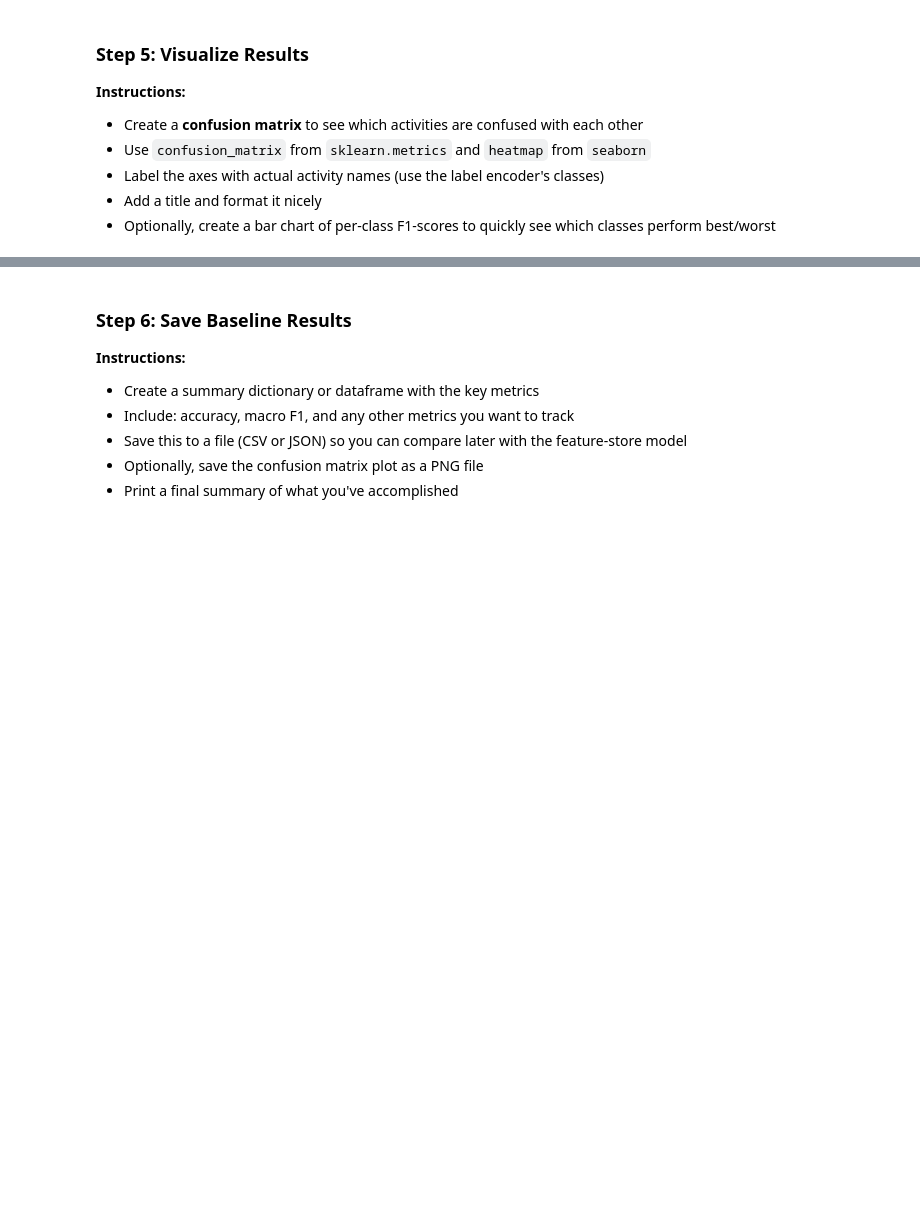
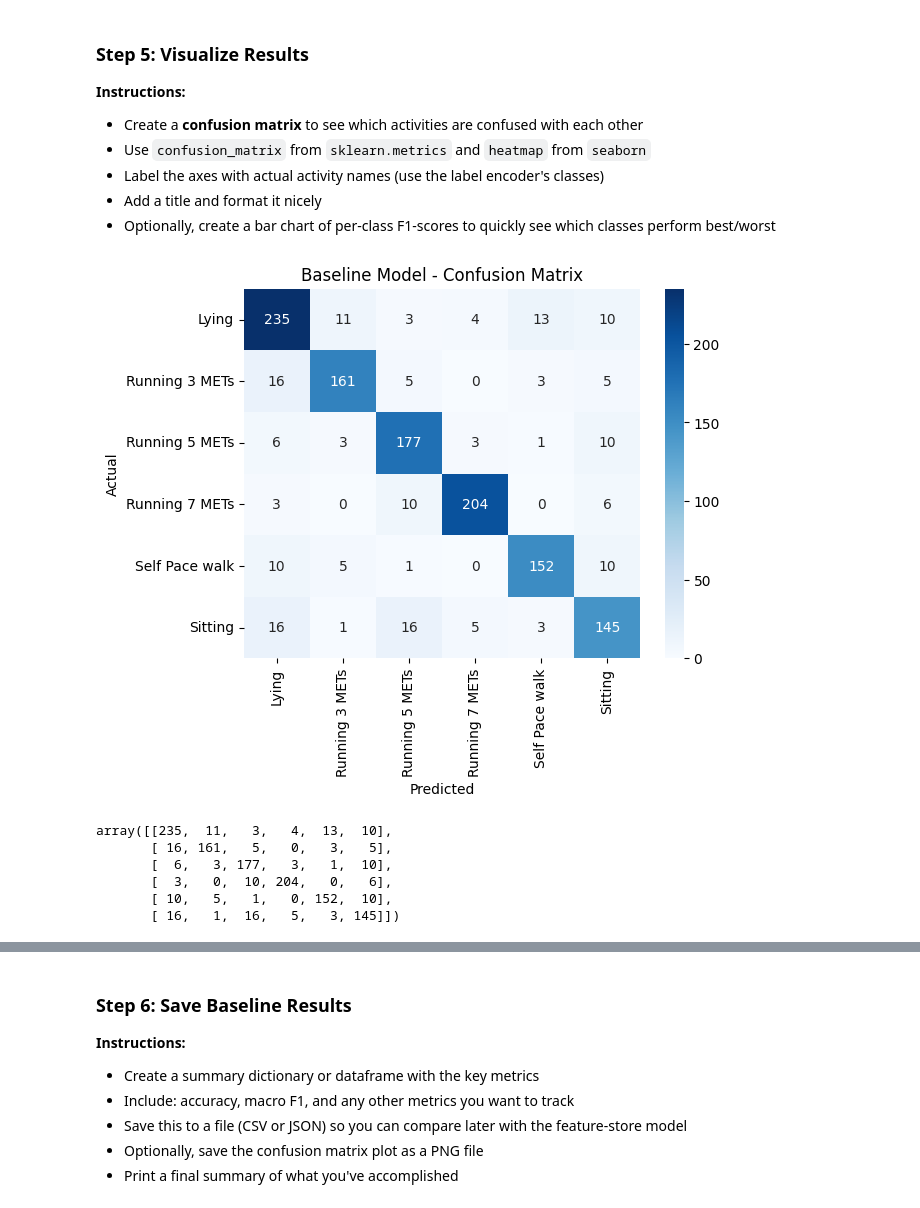
Before and after one commit to dzhang203/ml_ops_playground, a Jupyter notebook: notebooks/1a_baseline_model.ipynb, the cells around one changed output, grey strips where cells are left out. Cells and saved outputs as stored; diff of their text form; code cells hidden in the pictures; blank space fills up the shorter version.

Commit message:
update baseline model

```diff
--- a/notebooks/1a_baseline_model.ipynb
+++ b/notebooks/1a_baseline_model.ipynb
@@ -201,9 +232,34 @@ You can set `force_col_wise=true` to remove the overhead.
 - Add a title and format it nicely
 - Optionally, create a bar chart of per-class F1-scores to quickly see which classes perform best/worst
 # %%
-# TODO: Import confusion_matrix from sklearn.metrics
-# TODO: Calculate confusion matrix on test set
-# TODO: Create a heatmap using seaborn
-# TODO: Set x and y axis labels to activity names (from label encoder)
-# TODO: Add title "Baseline Model - Confusion Matrix"
-# TODO: Show the plot
+# Import confusion_matrix from sklearn.metrics
+from sklearn.metrics import confusion_matrix
+
+# Calculate confusion matrix on test set
+conf_matrix = confusion_matrix(y_test, y_test_pred)
+
+# Create a heatmap using seaborn
+sns.heatmap(conf_matrix, annot=True, fmt='d', cmap='Blues',
+            xticklabels=encoder.classes_,
+            yticklabels=encoder.classes_)
+
+# Set x and y axis labels to activity names (from label encoder)
+plt.xlabel('Predicted')
+plt.ylabel('Actual')
+
+# Add title "Baseline Model - Confusion Matrix"
+plt.title('Baseline Model - Confusion Matrix')
+
+# Show the plot
+plt.show()
+# %% [output]
+[figure, added]
+# %%
+conf_matrix
+# %% [output]
+array([[235,  11,   3,   4,  13,  10],
+       [ 16, 161,   5,   0,   3,   5],
+       [  6,   3, 177,   3,   1,  10],
+       [  3,   0,  10, 204,   0,   6],
+       [ 10,   5,   1,   0, 152,  10],
+       [ 16,   1,  16,   5,   3, 145]])
```
Also changed, not shown: parts of 4 cells of this notebook.
